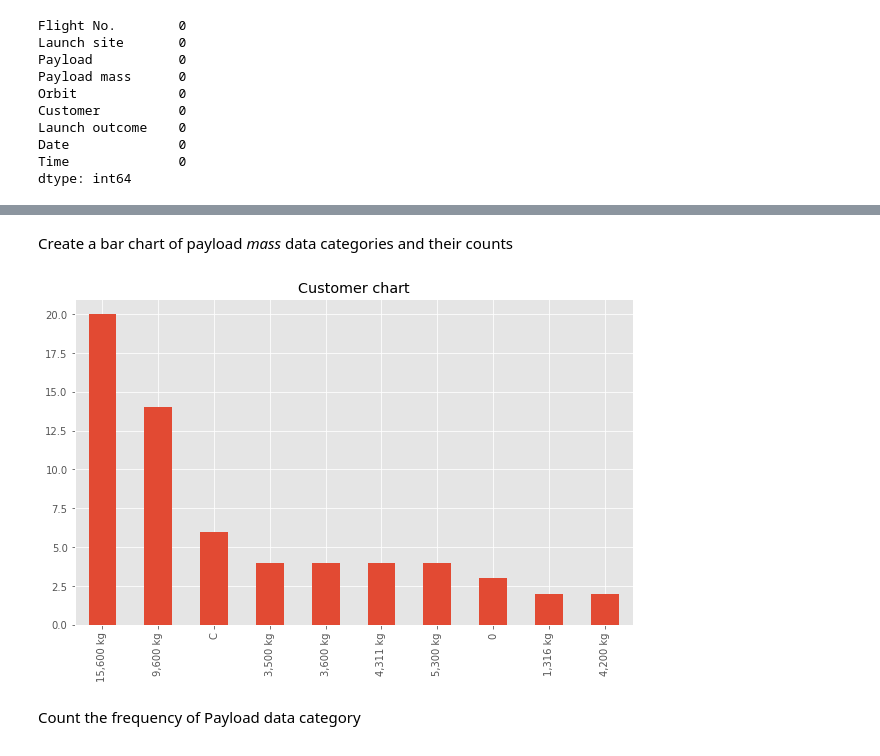
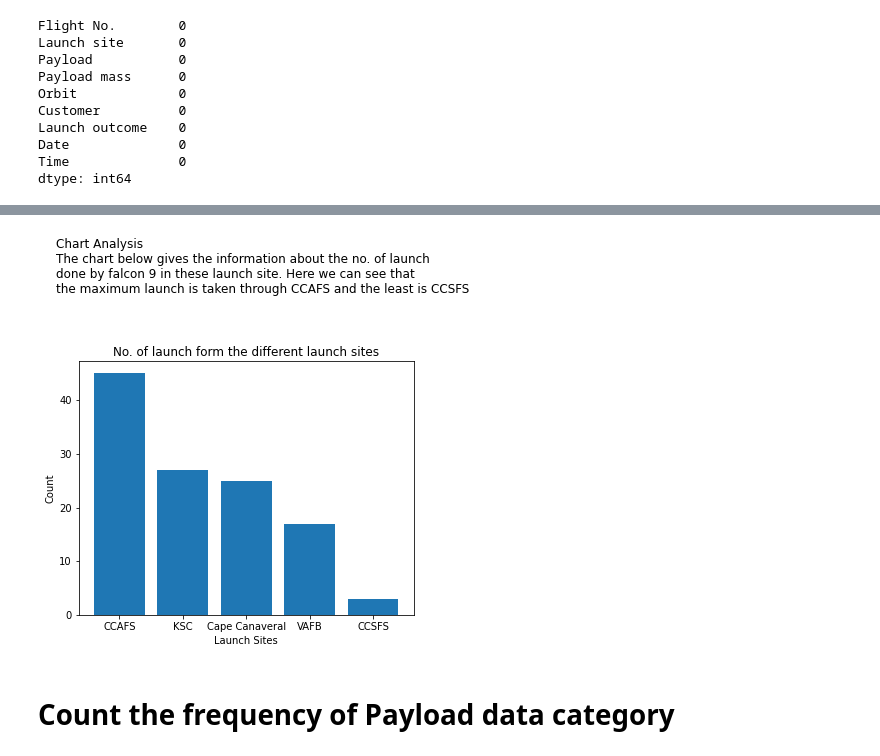
Before and after one commit to nit-1418/falcon9_web_scraping, a Jupyter notebook: Exploration.ipynb, the cells around one changed output, grey strips where cells are left out. Drawn from its saved outputs; the diff is of its cells as text; code cells hidden in the pictures.

```diff
--- a/Exploration.ipynb
+++ b/Exploration.ipynb
@@ -2,6 +6,4 @@
 import pandas as pd
 import numpy as np
 import matplotlib.pyplot as plt
-import seaborn as sns
-plt.style.use('ggplot')
 # %% [markdown]
@@ -94,12 +88,18 @@ ax = df["Customer"].value_counts().head(10).plot(kind = 'pie', title="Customer c
-# %% [markdown]
-Create a bar chart of payload *mass* data categories and their counts
-# %%
-
-ax = df["Payload mass"].value_counts().head(10).plot(kind = 'bar', title="Customer chart",figsize=(10,6))
-# %% [output]
-[figure, removed]
+# %%
+launch_outcome_count = df['Launch site'].value_counts()
+plt.bar(launch_outcome_count.index, launch_outcome_count.values)
+
+plt.title('No. of launch form the different launch sites')
+plt.xlabel('Launch Sites')
+plt.ylabel('Count')
+desc = f'Chart Analysis \nThe chart below gives the information about the no. of launch \ndone by falcon 9 in these launch site. Here we can see that \nthe maximum launch is taken through CCAFS and the least is CCSFS '
+plt.text(-1,60,desc, ha='left',va='baseline',fontsize="large")
+plt.subplots_adjust(bottom=0)
+plt.show()
+# %% [output]
+[figure, added]
 # %% [markdown]
-Count the frequency of Payload data category
+# Count the frequency of Payload data category
 # %%
 df["Payload"].value_counts()
 # %% [output]
```
Also changed, not shown: parts of 35 cells of this notebook.
